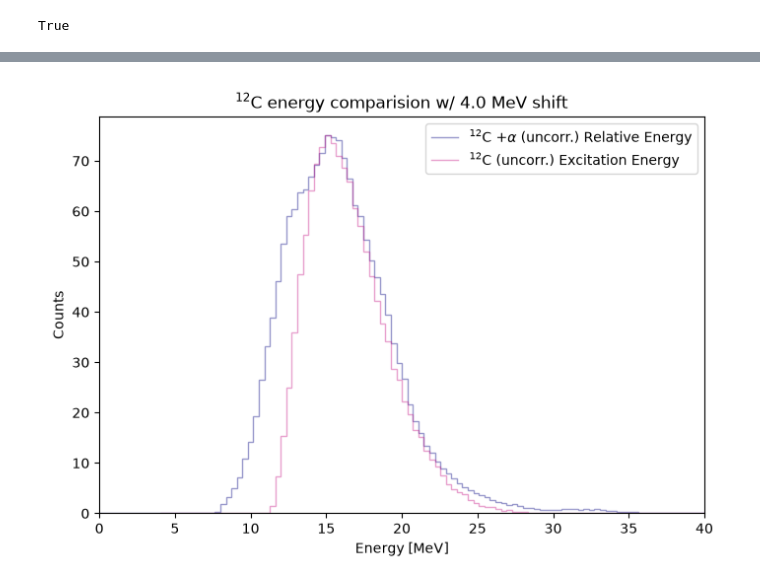
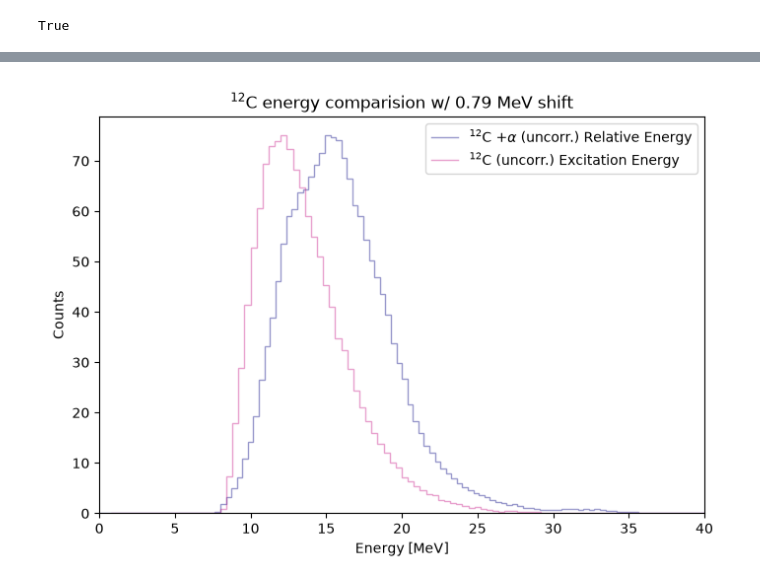
Before and after one commit to singhp99/spyral_notebooks, a Jupyter notebook: event_mixing_12C.ipynb, the cells around one changed output, grey strips where cells are left out. Cells and saved outputs as stored; diff of their text form; code cells hidden in the pictures.

```diff
--- a/event_mixing_12C.ipynb
+++ b/event_mixing_12C.ipynb
@@ -813,0 +824,11 @@ True
+# %%
+def breit_wigner(bin_edges,amplitude,centroid,width):
+    lower = bin_edges[:-1]
+    upper = bin_edges[1:]
+
+    integral = (
+        np.arctan(2 * (upper - centroid) / width)
+        - np.arctan(2 * (lower - centroid) / width)
+    ) / np.pi
+
+    return amplitude * integral
@@ -813,0 +842,14 @@ True
+# %%
+r0 = 1.4  # fm
+A_ALPHA = 4
+A_BE8 = 8
+R_be8 = r0 * (A_ALPHA**(1/3)+ A_BE8**(1/3))
+R_4he = r0 * 2*(A_ALPHA**(1/3))
+
+Z_ALPHA = 2
+Z_BE8 = 4
+
+AMU_MEV = (atomic_mass * c**2/ electron_volt / 1e6)
+
+mu_be8 = (A_ALPHA * A_BE8/ (A_ALPHA + A_BE8)) * AMU_MEV
+mu_4he = (A_ALPHA * A_ALPHA/ (A_ALPHA + A_ALPHA)) * AMU_MEV
@@ -814,3 +924,17 @@ True
+# %%
+def total_fit(params, corr, uncorr, bin_edges, l1, l2, Z1,Z2,mu,R ):
+    scale,shift,amplitude,centroid,width,amplitude2,centroid2,width2,amplitude3,centroid3,width3,amplitude4,centroid4,width4 = params
+    bw_counts = breit_wigner(bin_edges,amplitude,centroid,width)
+    bw_counts2 = breit_wigner(bin_edges,amplitude2,centroid2,width2)
+    bw_counts3 = breit_wigner(bin_edges,amplitude3,centroid3,width3)
+    bw_counts4 = breit_wigner(bin_edges,amplitude4,centroid4,width4)
+    # bw_counts3 = breit_wigner(bin_edges,amplitude,centroid,width)
+    # bw_counts = breit_wigner_coulomb(bin_edges,amplitude,l1,centroid,width,Z1,Z2,mu,R)
+    # bw_counts2 = breit_wigner_coulomb(bin_edges,amplitude2,l2,centroid2,width2,Z1,Z2,mu,R)
+    bkg_counts = background_opt(scale,shift,uncorr,bin_edges)
+    total_fit = bkg_counts + bw_counts + bw_counts2 #+ bw_counts3 + bw_counts4
+    # total_fit = bw_counts + bw_counts2 + bkg_counts
+    return np.sum(np.abs(corr - total_fit))
 # %%
 hist_corr = grammer.get_hist1d("ex_12c_correlated")
 hist_uncorr = grammer.get_hist1d("ex_12c_uncorrelated")
@@ -905,31 +1090,31 @@ First bin with counts for uncorrelated: 7.272727272727273
 # %%
 fig, ax = plt.subplots(figsize=(7, 5))
 
 ratio_max = np.max(uncorr_scaled) / np.max(uncorr_scaled_2)
 
 
 ax.stairs(
     uncorr_scaled,
-    edges=hist_uncorr.bins  ,
+    edges=hist_uncorr_fit.bins  ,
     color="navy",
     alpha=0.4,
     label=r"$^{12}$C $+ \alpha$ (uncorr.) Relative Energy"
 )
 
 ax.stairs(
     uncorr_scaled_2*ratio_max,
-    edges=hist_uncorr.bins + 4.0, #1.7143
+    edges=hist_uncorr.bins + opt_shift, #1.7143
     color="mediumvioletred",
     alpha=0.4,
     label=r"$^{12}$C (uncorr.) Excitation Energy"
 )
 ax.set_xlabel("Energy [MeV]")
 ax.set_ylabel("Counts")
-ax.set_title(r"$^{12}$C energy comparision w/ 4.0 MeV shift")
+ax.set_title(rf"$^{{12}}$C energy comparision w/ {opt_shift:.2f} MeV shift")
 ax.set_xlim(0,40)
 ax.legend()
 
 plt.tight_layout()
 plt.show()
 # %% [output]
-[figure, old version]
+[figure, new version]
```
Also changed, not shown: parts of 11 cells of this notebook, 1 other file.
